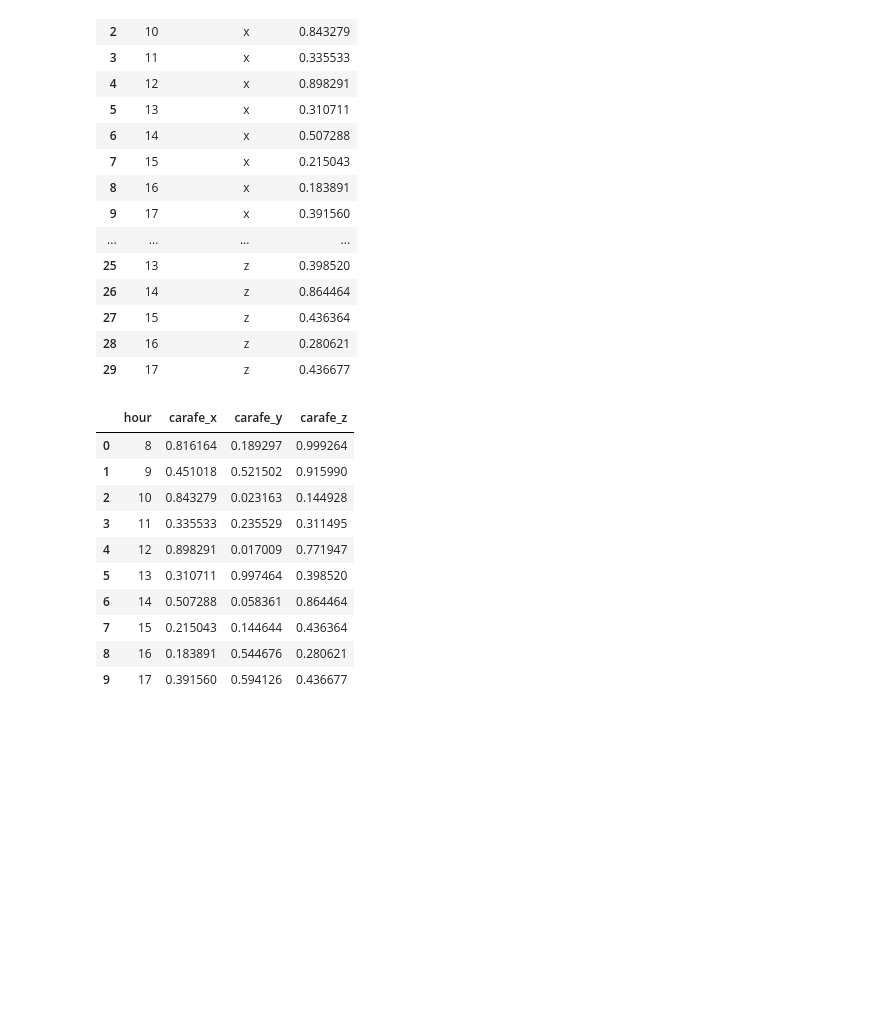
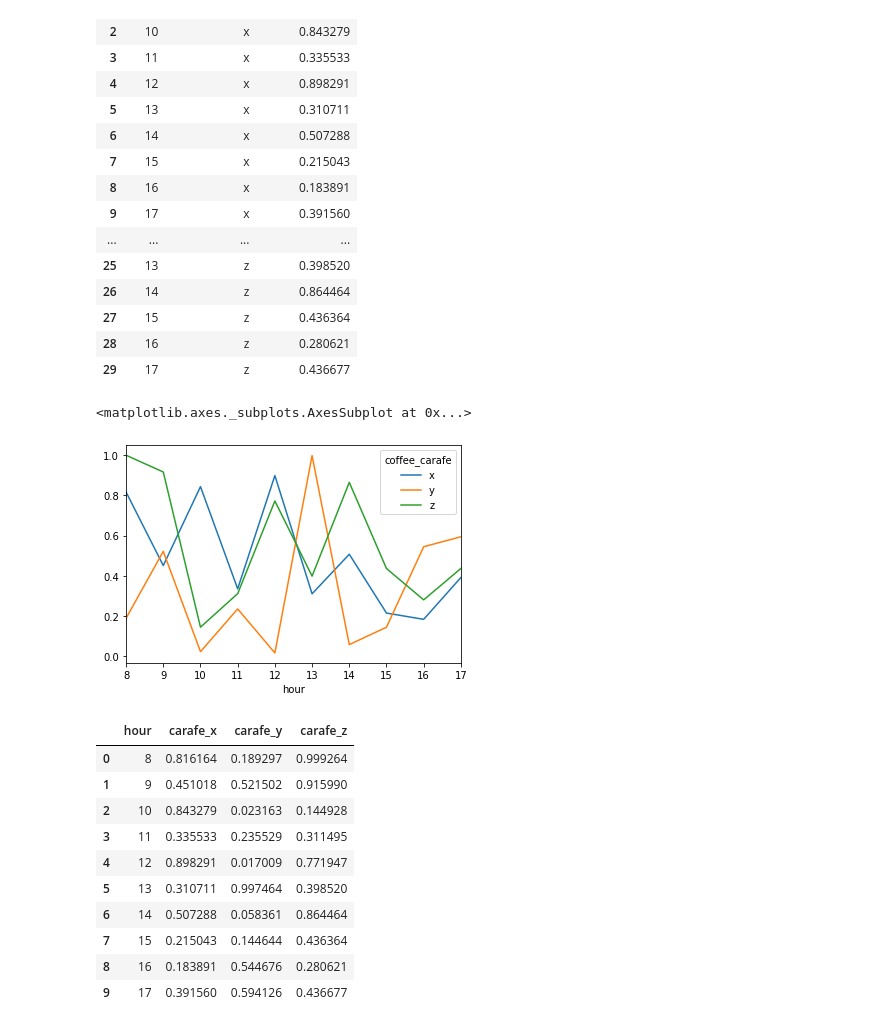
Before and after one commit to aleclhartman/ds-methodologies-exercises, a Jupyter notebook: advanced_topics/tidy_data.ipynb, the cells around one changed output. Cells and saved outputs as stored; diff of their text form; code cells hidden in the pictures; blank space fills up the shorter version.

```diff
--- a/advanced_topics/tidy_data.ipynb
+++ b/advanced_topics/tidy_data.ipynb
@@ -290,6 +303,12 @@ coffee_levels
 | 27 | 15 | z | 0.436364 |
 | 28 | 16 | z | 0.280621 |
 | 29 | 17 | z | 0.436677 |
+# %%
+coffee_levels_pivot = coffee_levels.pivot_table(values="coffee_amount", index="hour", columns="coffee_carafe")
+coffee_levels_pivot.plot()
+# %% [output]
+<matplotlib.axes._subplots.AxesSubplot at 0x...>
+[figure, added]
 # %%
 coffee_levels_pivot = coffee_levels.pivot_table(values="coffee_amount", index="hour", columns="coffee_carafe")
 coffee_levels_pivot = coffee_levels_pivot.reset_index()
```
Also changed, not shown: parts of 11 cells of this notebook, 1 other file.
